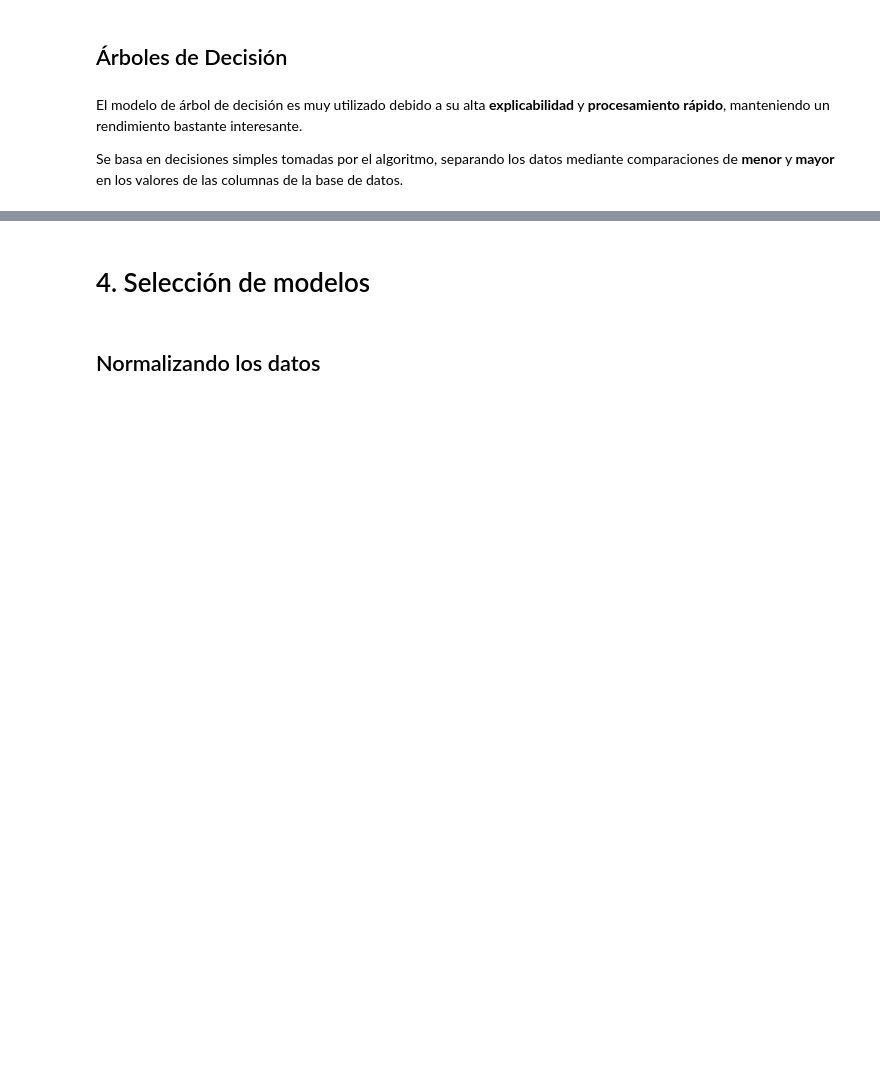
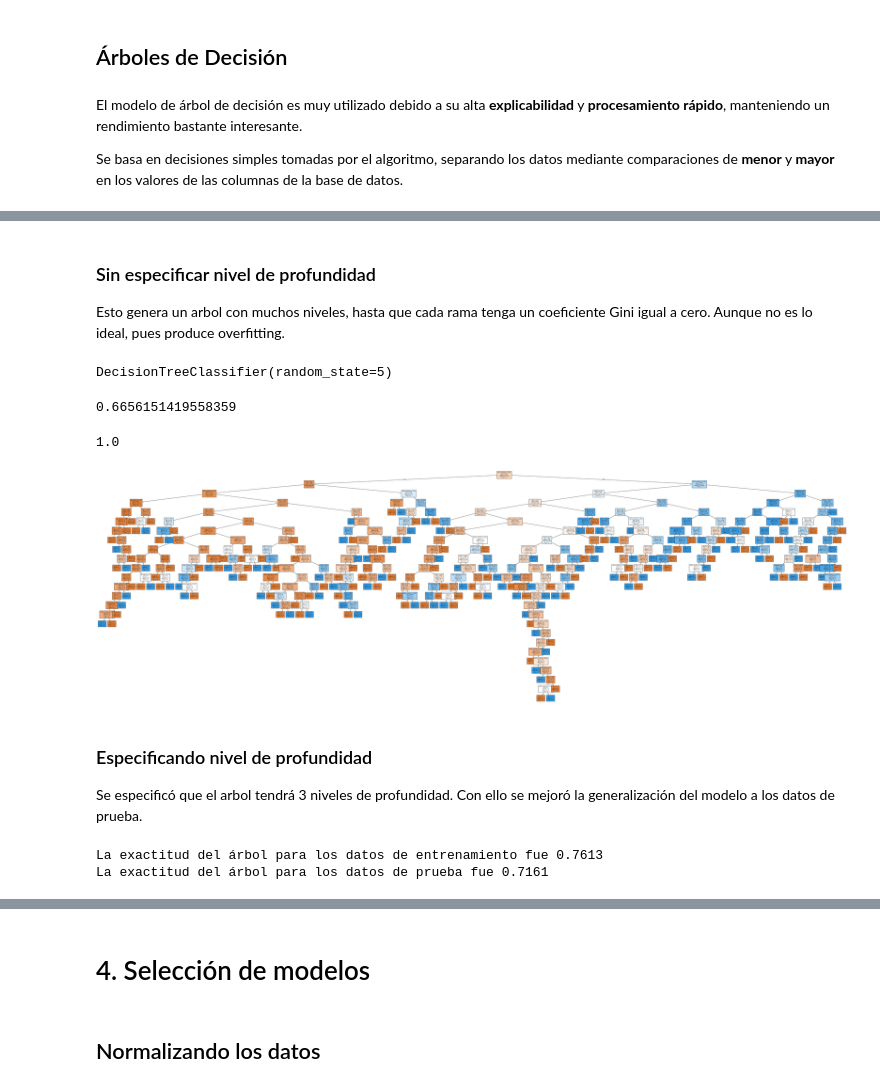
Before and after one commit to JLuceroVasquez/aprendiendo-a-clasificar-datos-con-ml, a Jupyter notebook: Clasificacion_primeros_pasos.ipynb, the cells around one changed output, grey strips where cells are left out. Saved outputs shown, nothing was run; the diff lists cells and outputs as text; code cells hidden in the pictures; blank space fills up the shorter version.

```diff
--- a/Clasificacion_primeros_pasos.ipynb
+++ b/Clasificacion_primeros_pasos.ipynb
@@ -509,3 +515,7 @@ Para comprender si el modelo realmente está aprendiendo de los datos, necesitam
 ## Modelo de referencia - Baseline
 # %% [markdown]
 El modelo más simple de clasificar los datos es simplemente utilizar un algoritmo que asigna todas las clasificaciones a la clase que tiene mayor frecuencia. Este algoritmo sirve como un criterio de comparación para identificar si los otros modelos tienen un rendimiento mejor que la clasificación más simple posible.
+# %%
+modelo_dummy = DummyClassifier(strategy='most_frequent')
+
+modelo_dummy.fit(X_train, y_train)
@@ -532,0 +534,57 @@ valores_columnas = ['casado (a)',
+# %%
+valores_columnas = ['casado (a)',
+                'divorciado (a)',
+                'soltero (a)',
+                'primaria',
+                'secundaria',
+                'superior',
+                'default',
+                'prestatario',
+                'edad',
+                'saldo',
+                'ultimo_contacto',
+                'ct_contactos']
+# %% [markdown]
+### Sin especificar nivel de profundidad
+Esto genera un arbol con muchos niveles, hasta que cada rama tenga un coeficiente Gini igual a cero. Aunque no es lo ideal, pues produce overfitting.
+# %%
+modelo_arbol = DecisionTreeClassifier(random_state=5)
+# %%
+modelo_arbol.fit(X_train, y_train)
+# %% [output]
+DecisionTreeClassifier(random_state=5)
+# %%
+modelo_arbol.score(X_test, y_test)
+# %% [output]
+0.6656151419558359
+# %%
+'''
+En un primer momento, el modelo sin ningún parámetro, es exahustivo. Lo que
+significa que finaliza la clasificación cuando el coeficiente de Gini es igual
+a cero en cada rama. Por eso, la exactitud del árbol es de 1 para los datos de
+entrenamiento.
+'''
+modelo_arbol.score(X_train, y_train)
+# %% [output]
+1.0
+# %%
+fig = plt.figure(figsize=(80,25))
+plot_tree(modelo_arbol,
+          feature_names=valores_columnas,
+          class_names=['no','si'],
+          filled=True,
+          fontsize=6)
+plt.show()
+# %% [output]
+[figure, added]
+# %% [markdown]
+### Especificando nivel de profundidad
+Se especificó que el arbol tendrá 3 niveles de profundidad. Con ello se mejoró la generalización del modelo a los datos de prueba.
+# %%
+modelo_arbol = DecisionTreeClassifier(max_depth=3, random_state=5)
+modelo_arbol.fit(X_train, y_train)
+print(f'La exactitud del árbol para los datos de entrenamiento fue {modelo_arbol.score(X_train, y_train):.4f}')
+print(f'La exactitud del árbol para los datos de prueba fue {modelo_arbol.score(X_test, y_test):.4f}')
+# %% [output]
+La exactitud del árbol para los datos de entrenamiento fue 0.7613
+La exactitud del árbol para los datos de prueba fue 0.7161
```
Also changed, not shown: parts of 16 cells of this notebook.
